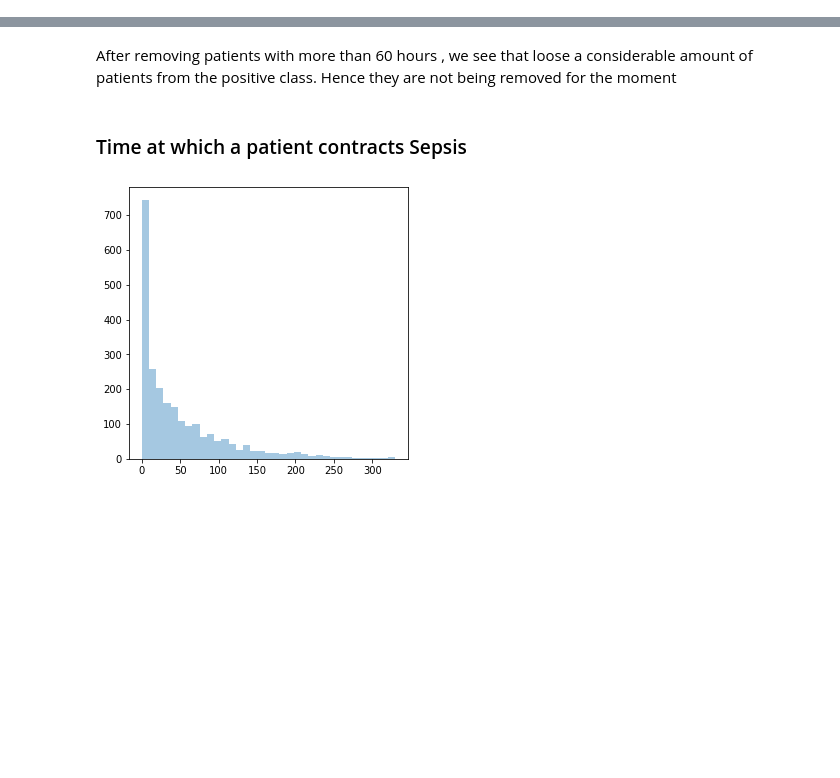
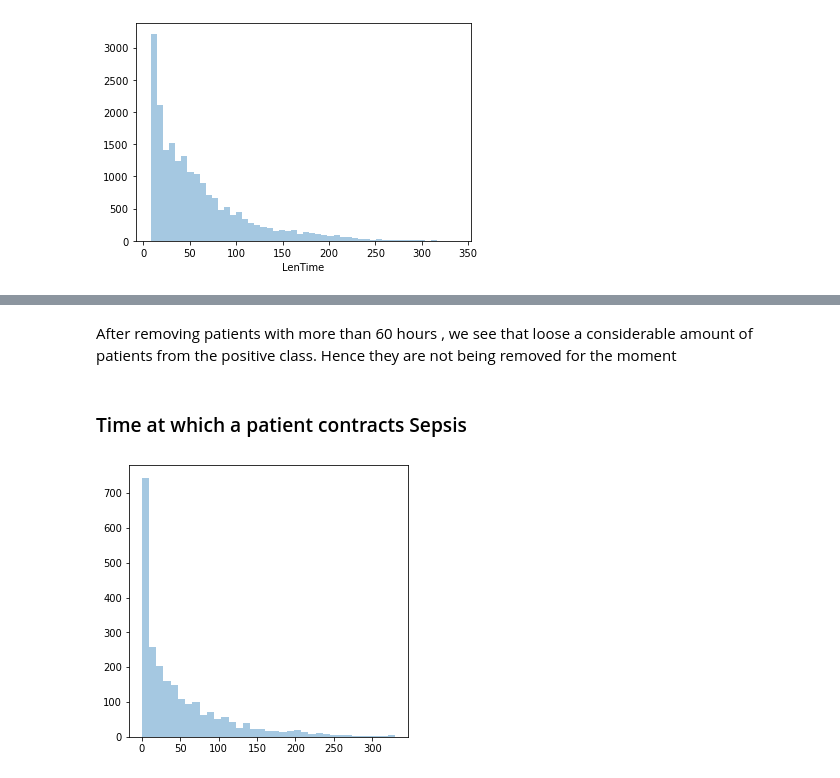
Before and after one commit to SCXsunchenxi/RCE, a Jupyter notebook: sepsis_data/SepsisData_analysis.ipynb, the cells around one changed output, grey strips where cells are left out. Drawn from its saved outputs; the diff is of its cells as text; code cells hidden in the pictures; blank space fills up the shorter version.

```diff
--- a/sepsis_data/SepsisData_analysis.ipynb
+++ b/sepsis_data/SepsisData_analysis.ipynb
@@ -181,0 +72,5 @@ len(sepsis_train[sepsis_train > 0])
+# %%
+dfB['LenTime']=dfB['LenTime'].astype(int)
+sns.distplot(dfB['LenTime'], kde=False);
+# %% [output]
+[figure, added]
```
Also changed, not shown: parts of 49 cells of this notebook, 1 other file.
